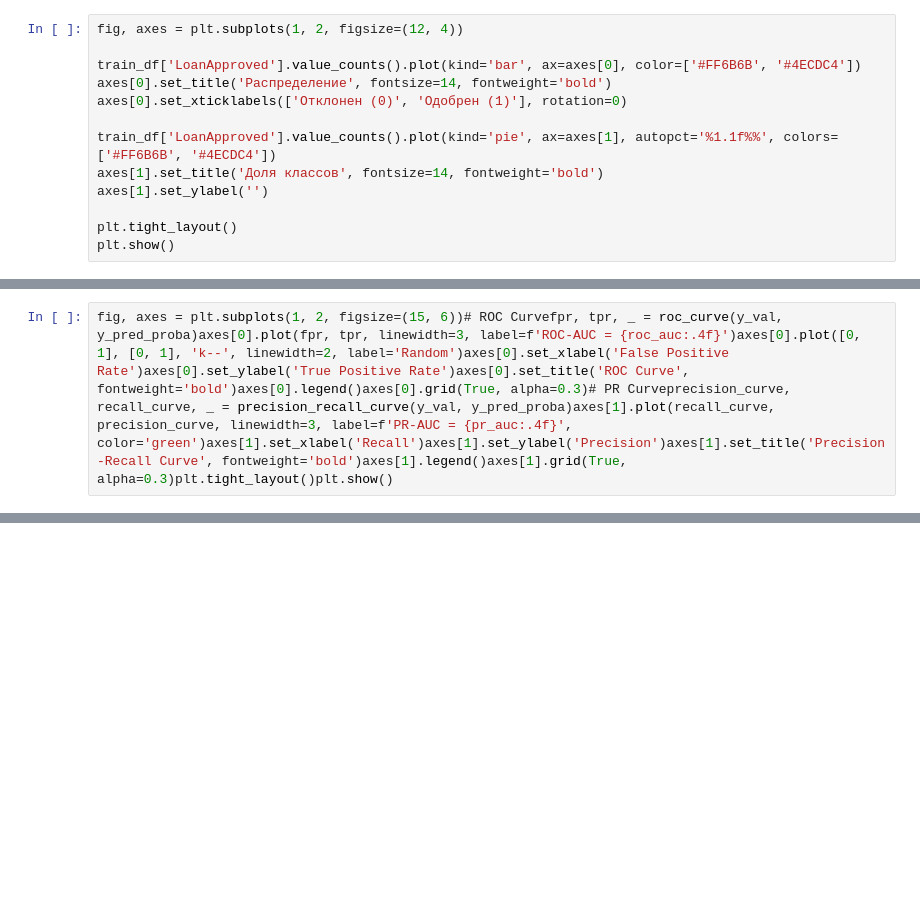
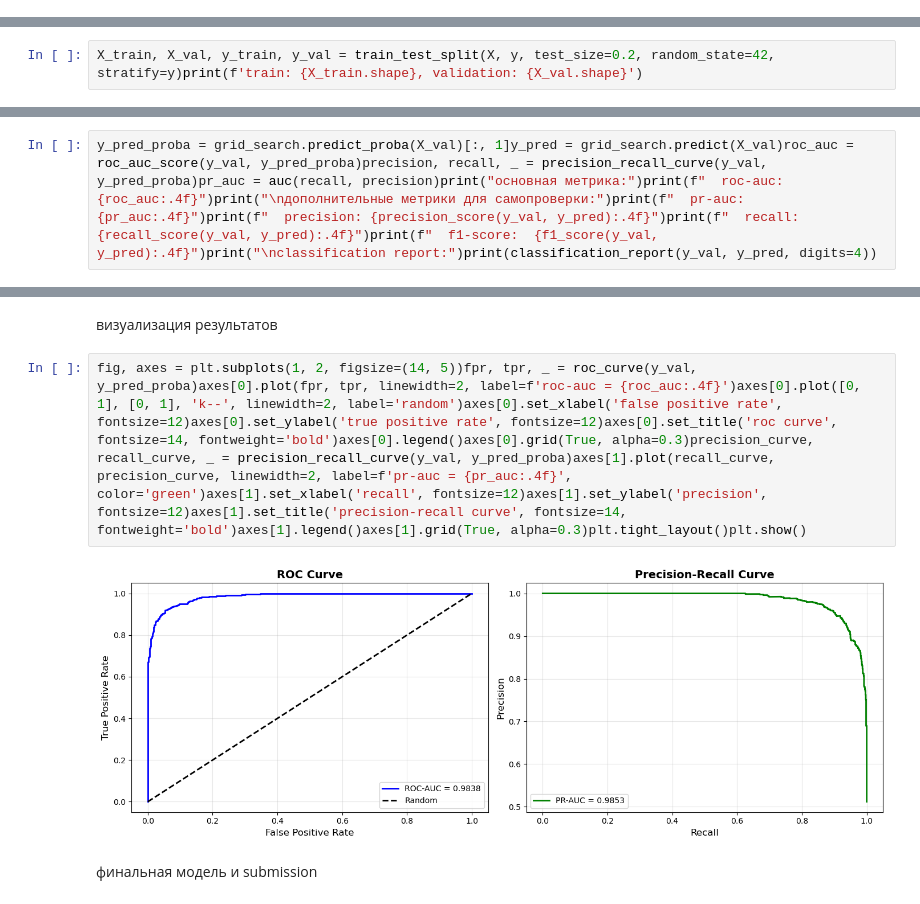
Before and after one commit to IvanTatarkin/ML, a Jupyter notebook: lab2_classification.ipynb, the cells around one changed output, grey strips where cells are left out. Drawn from its saved outputs; the diff is of its cells as text; blank space fills up the shorter version.

```diff
--- a/lab2_classification.ipynb
+++ b/lab2_classification.ipynb
@@ -52,13 +0,0 @@ print(train_df['LoanApproved'].value_counts(normalize=True).round(3))
-# %%
-fig, axes = plt.subplots(1, 2, figsize=(12, 4))
-
-train_df['LoanApproved'].value_counts().plot(kind='bar', ax=axes[0], color=['#FF6B6B', '#4ECDC4'])
-axes[0].set_title('Распределение', fontsize=14, fontweight='bold')
-axes[0].set_xticklabels(['Отклонен (0)', 'Одобрен (1)'], rotation=0)
-
-train_df['LoanApproved'].value_counts().plot(kind='pie', ax=axes[1], autopct='%1.1f%%', colors=['#FF6B6B', '#4ECDC4'])
-axes[1].set_title('Доля классов', fontsize=14, fontweight='bold')
-axes[1].set_ylabel('')
-
-plt.tight_layout()
-plt.show()
@@ -91,2 +0,0 @@ roc_auc = roc_auc_score(y_val, y_pred_proba)precision, recall, _ = precision_rec
-# %%
-fig, axes = plt.subplots(1, 2, figsize=(15, 6))# ROC Curvefpr, tpr, _ = roc_curve(y_val, y_pred_proba)axes[0].plot(fpr, tpr, linewidth=3, label=f'ROC-AUC = {roc_auc:.4f}')axes[0].plot([0, 1], [0, 1], 'k--', linewidth=2, label='Random')axes[0].set_xlabel('False Positive Rate')axes[0].set_ylabel('True Positive Rate')axes[0].set_title('ROC Curve', fontweight='bold')axes[0].legend()axes[0].grid(True, alpha=0.3)# PR Curveprecision_curve, recall_curve, _ = precision_recall_curve(y_val, y_pred_proba)axes[1].plot(recall_curve, precision_curve, linewidth=3, label=f'PR-AUC = {pr_auc:.4f}', color='green')axes[1].set_xlabel('Recall')axes[1].set_ylabel('Precision')axes[1].set_title('Precision-Recall Curve', fontweight='bold')axes[1].legend()axes[1].grid(True, alpha=0.3)plt.tight_layout()plt.show()
@@ -98,0 +34,2 @@ final_model_full = LGBMClassifier(**best_params)final_model_full.fit(X, y)test_p
+# %%
+X_train, X_val, y_train, y_val = train_test_split(X, y, test_size=0.2, random_state=42, stratify=y)print(f'train: {X_train.shape}, validation: {X_val.shape}')
@@ -98,0 +55,2 @@ final_model_full = LGBMClassifier(**best_params)final_model_full.fit(X, y)test_p
+# %%
+y_pred_proba = grid_search.predict_proba(X_val)[:, 1]y_pred = grid_search.predict(X_val)roc_auc = roc_auc_score(y_val, y_pred_proba)precision, recall, _ = precision_recall_curve(y_val, y_pred_proba)pr_auc = auc(recall, precision)print("основная метрика:")print(f"  roc-auc: {roc_auc:.4f}")print("\nдополнительные метрики для самопроверки:")print(f"  pr-auc:    {pr_auc:.4f}")print(f"  precision: {precision_score(y_val, y_pred):.4f}")print(f"  recall:    {recall_score(y_val, y_pred):.4f}")print(f"  f1-score:  {f1_score(y_val, y_pred):.4f}")print("\nclassification report:")print(classification_report(y_val, y_pred, digits=4))
@@ -98,0 +76,8 @@ final_model_full = LGBMClassifier(**best_params)final_model_full.fit(X, y)test_p
+# %% [markdown]
+визуализация результатов
+# %%
+fig, axes = plt.subplots(1, 2, figsize=(14, 5))fpr, tpr, _ = roc_curve(y_val, y_pred_proba)axes[0].plot(fpr, tpr, linewidth=2, label=f'roc-auc = {roc_auc:.4f}')axes[0].plot([0, 1], [0, 1], 'k--', linewidth=2, label='random')axes[0].set_xlabel('false positive rate', fontsize=12)axes[0].set_ylabel('true positive rate', fontsize=12)axes[0].set_title('roc curve', fontsize=14, fontweight='bold')axes[0].legend()axes[0].grid(True, alpha=0.3)precision_curve, recall_curve, _ = precision_recall_curve(y_val, y_pred_proba)axes[1].plot(recall_curve, precision_curve, linewidth=2, label=f'pr-auc = {pr_auc:.4f}', color='green')axes[1].set_xlabel('recall', fontsize=12)axes[1].set_ylabel('precision', fontsize=12)axes[1].set_title('precision-recall curve', fontsize=14, fontweight='bold')axes[1].legend()axes[1].grid(True, alpha=0.3)plt.tight_layout()plt.show()
+# %% [output]
+[figure, added]
+# %% [markdown]
+финальная модель и submission
```
Also changed, not shown: parts of 38 cells of this notebook.
